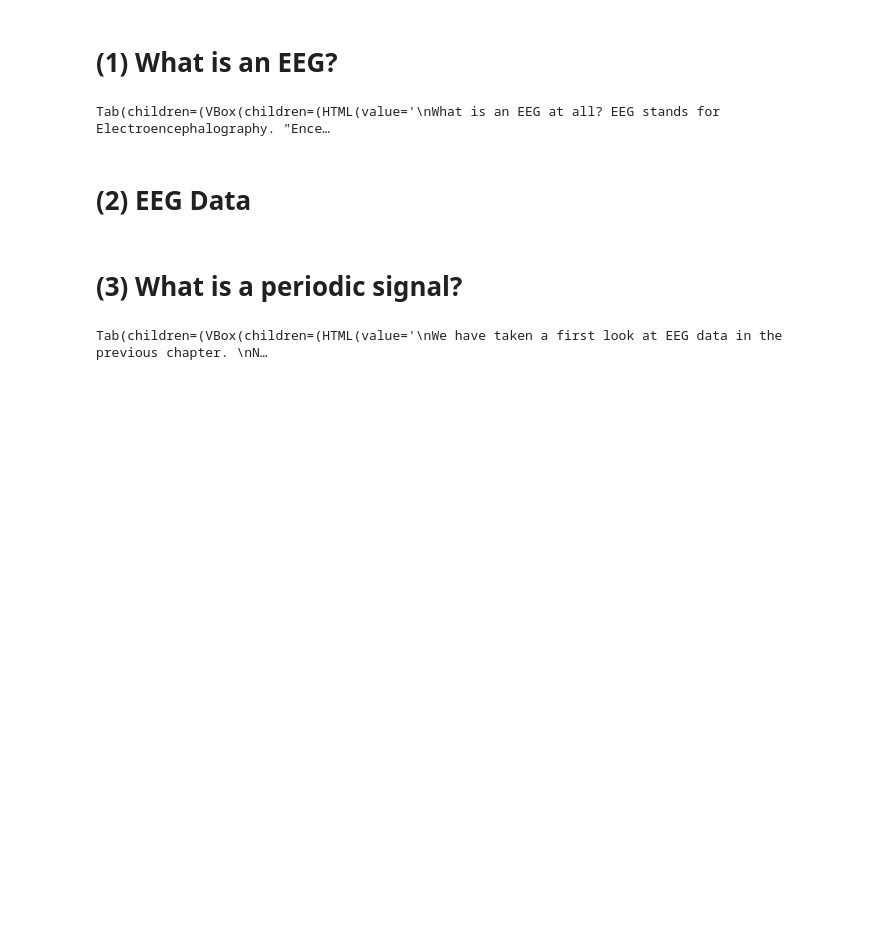
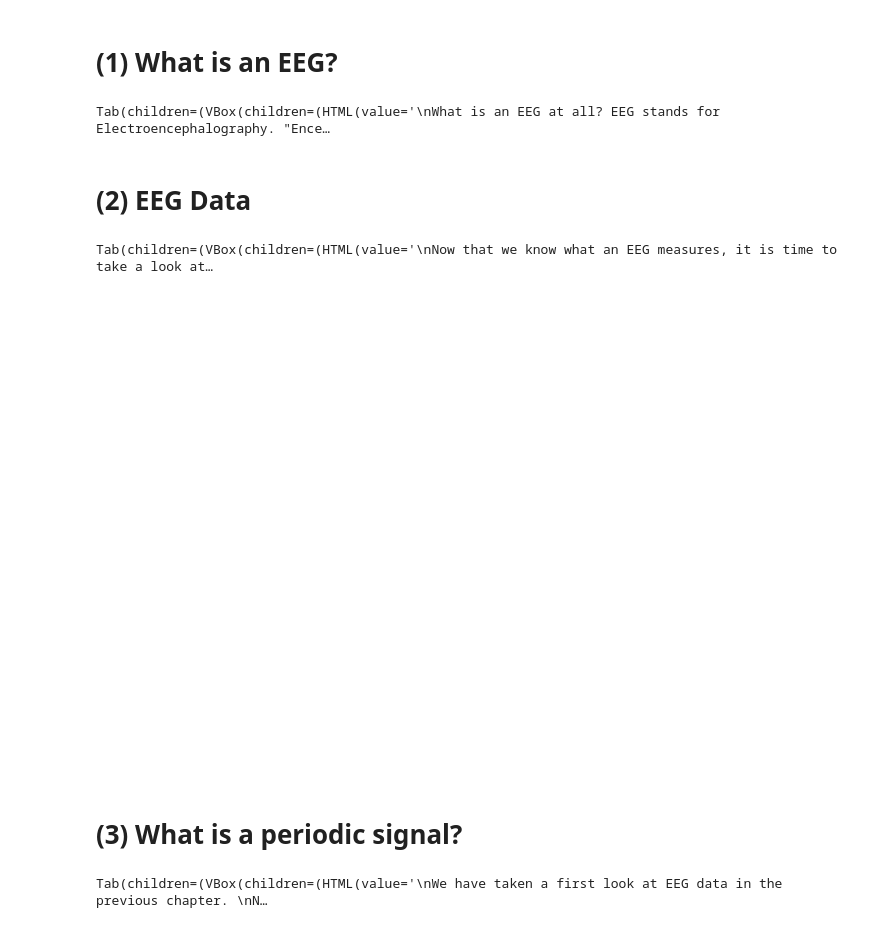
Before and after one commit to d-drost/EEGExplained, a Jupyter notebook: LearningEEG.ipynb, the cells around one changed output. Cells and saved outputs as stored; diff of their text form; code cells hidden in the pictures; blank space fills up the shorter version.

```diff
--- a/LearningEEG.ipynb
+++ b/LearningEEG.ipynb
@@ -307,16 +312,16 @@ def try_out_montage(name=None):
     except Exception as e:
         t = "Oh no, there was en error! Do you understand the error message? What was the problem?"
         return (HTML(t),str(e))
-output = Output()
+output_montage = Output()
 def display_montage(b):
     t, montage_or_error = try_out_montage()
-    with output:
+    with output_montage:
         clear_output()
         display(t,montage_or_error)
 button = Button(description="Apply Montage")
 button.on_click(display_montage)
 
-panel_6 = VBox([HTML(text), text_input, button, output])
+panel_6 = VBox([HTML(text), text_input, button, output_montage])
 
 chapter = get_chapter([panel_1, panel_2, panel_3, panel_4, panel_5, panel_6], ["1","2","3","4", "5", "Try it yourself!"])
 display(chapter)
@@ -367,22 +372,20 @@ def add_gaussian_noise(image_array, mean=0, std=250):
 
     return noisy_image
 
-output2 = Output()
+output_noisy_image = Output()
 image_otter = PIL.Image.open('resources/otter.jpg').convert('RGB')
 image_array = np.array(image_otter)
 noise_slider = FloatSlider(min=0, max=500, value=500, readout=False, continous_update=False)
 def on_value_change(change):
-    #with output2:
-    #    print(change)
     noisy_image_array = add_gaussian_noise(image_array, std=noise_slider.value)
     noisy_image = PIL.Image.fromarray(noisy_image_array)
-    with output2:
+    with output_noisy_image:
         clear_output(wait=True)
         display(noisy_image)
 
 on_value_change(None)
 noise_slider.observe(on_value_change, names="value")
-panel_2 = VBox([HTML(text),noise_slider, output2])
+panel_2 = VBox([HTML(text),noise_slider, output_noisy_image])
 
 text = """
 In the previous tab you saw, that noise can make it hard to recognize an image.
@@ -398,36 +401,39 @@ text_2= """Do you see the first curve hidden in the second?
 In general, we say that <b>noise</b> superimposes a <b>signal</b>.
 The signal is always the data you <b>want</b> to measure, while the noise is everything else that distorts it.
 In the previous tab, the image of the otter was the signal and in the above figure, the first curve is the signal.
 In an EEG, brain activity is the signal we are interested in and everything else we measure, that is not coming from the brain, is noise.
 For example, muscle movements also procude electric activity that may be recorded by the EEG.
 <br>
 However, you don't need to be completely noise-free all the time. With a little noise you still had been able to recognize the image, right?
 If the data is too noisy, we may not be able to detect the actual signal, but we can afford having some noise. If the signal is strong enough, it will still be visible through the noise.
 In a later chapter, we will see how certain kinds of noise can be filtered from the data to make the signal shine through.
 """
 
 im_noisy_signal = Image(value=open("resources/noisy_signal.png", "rb").read(),width=width,height=height)
 
 
 panel_3 = VBox([HTML(text), im_noisy_signal, HTML(text_2)])
 
 text = """This is how some real eeg data looks like.
 Note that you can interact with this visualization. You can click on the bars on the x and y axis to jump to different points in time or different channels.
 Do the signals differ between the channels? Are there channels that stand out in particular?
 Can you use your knowledge about the electrodes' locations to explain some of these differences?"""
 
 
-output = Output()
+output_raw_eeg = Output()
 plt.clf()
-with output:
+with output_raw_eeg:
     raw.plot(n_channels=4)
 
-panel_4 = VBox([HTML(text), output])
+panel_4 = VBox([HTML(text), output_raw_eeg])
 
 
 
 chapter = get_chapter([panel_1, panel_2, panel_3, panel_4], ["1","2","3", "Try it yourself!"])
 display(chapter)
+# %% [output]
+Tab(children=(VBox(children=(HTML(value='\nNow that we know what an EEG measures, it is time to take a look at…
+[figure, added]
 # %% [markdown]
 # (3) What is a periodic signal?
 # %%
```
Also changed, not shown: parts of 20 cells of this notebook.
